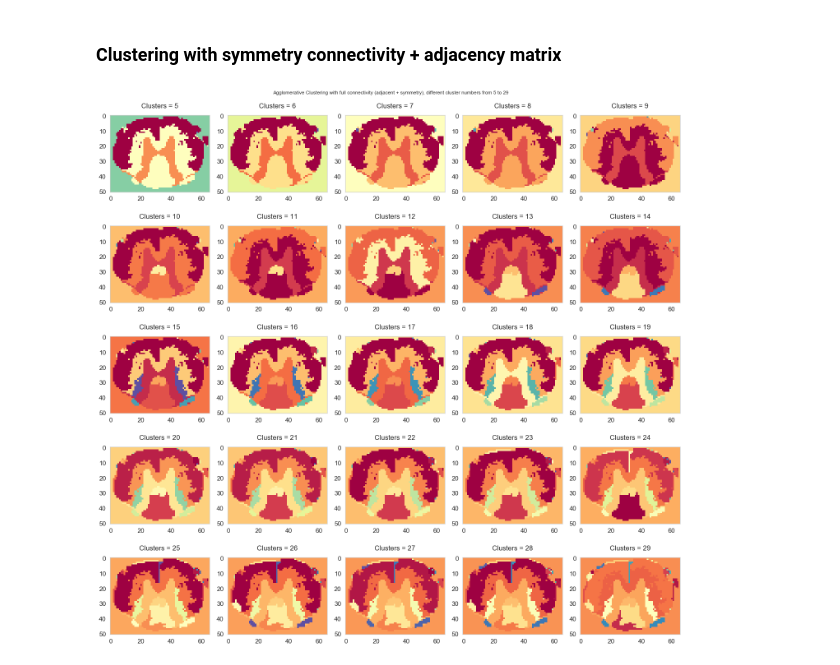
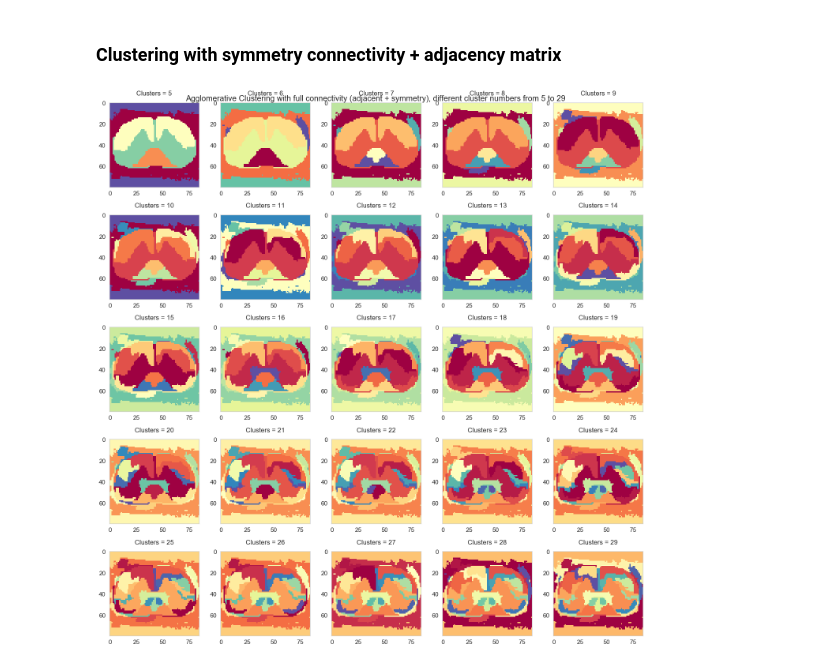
Before and after one commit to neuropoly/tract-clustering, a Jupyter notebook: notebooks/eda.ipynb, the cells around one changed output. Saved outputs shown, nothing was run; the diff lists cells and outputs as text; code cells hidden in the pictures.

```diff
--- a/notebooks/eda.ipynb
+++ b/notebooks/eda.ipynb
@@ -72,7 +72,7 @@ for i in range(1, data.shape[2]+1):
     ax = fig.add_subplot(5, 4, i)
     img = ax.imshow(data[..., i-1], cmap="jet")
     # Center line
-    ax.axvline(original_shape[1] // 2)
+    #ax.axvline(original_shape[1] // 2)
     plt.title(feature_names[i-1])
     colorbar(img)
 
@@ -209,25 +208,38 @@ plt.tight_layout(h_pad=1)
 0.7124268
 0.71194303
 [figure]
+# %%
+def crop_center(img,cropx,cropy):
+    y,x = img.shape
+    startx = x//2-(cropx//2)
+    starty = y//2-(cropy//2)
+    return img[starty:starty+cropy,startx:startx+cropx]
+# %%
+h1= 35
+h2= 115
+w1= 35
+w2= 120
 # %% [markdown]
 ### Clustering with symmetry connectivity + adjacency matrix
 # %%
 fig = plt.figure(figsize=(20, 20))
 fig.subplots_adjust(hspace=0.1, wspace=0.1)
 
 for i in range(1, 26):
     clustering = AgglomerativeClustering(linkage="ward", n_clusters=i+4,
                                          connectivity=connectivity+symmetry)
     clustering.fit(data)
     labels = clustering.labels_
     labels = labels.reshape(*original_shape)
 
+    im_crop= crop_center(labels, w2-w1, h2-h1)
+
     ax = fig.add_subplot(5, 5, i)
-    img = ax.imshow(labels, cmap="Spectral")
+    img = ax.imshow(im_crop, cmap="Spectral")
     plt.title("Clusters = {}".format(i+4), pad=18)
     plt.tight_layout()
 
 plt.suptitle("Agglomerative Clustering with full connectivity (adjacent + symmetry), different cluster numbers from 5 to 29")
 plt.tight_layout(h_pad=1)
 # %% [output]
-[figure, old version]
+[figure, new version]
```
Also changed, not shown: parts of 3 cells of this notebook, 5 other files.
